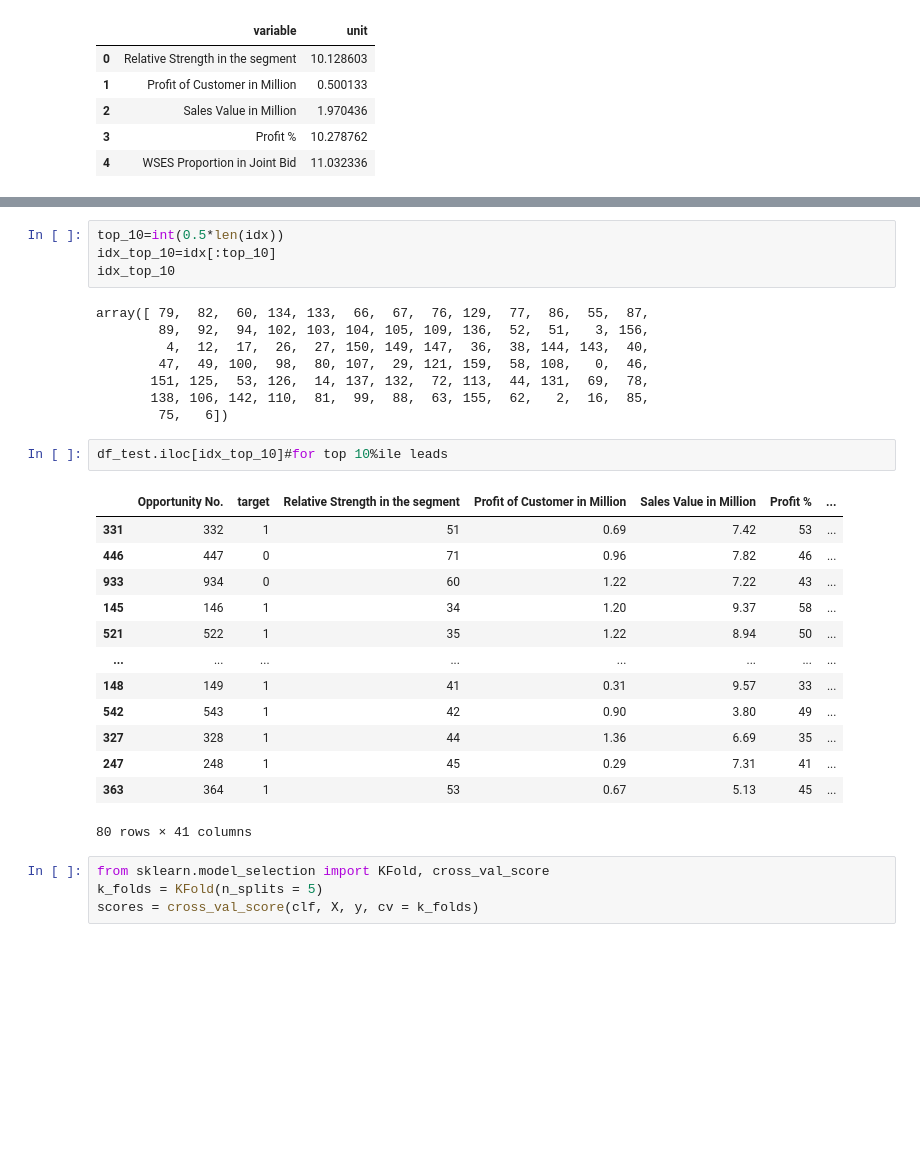
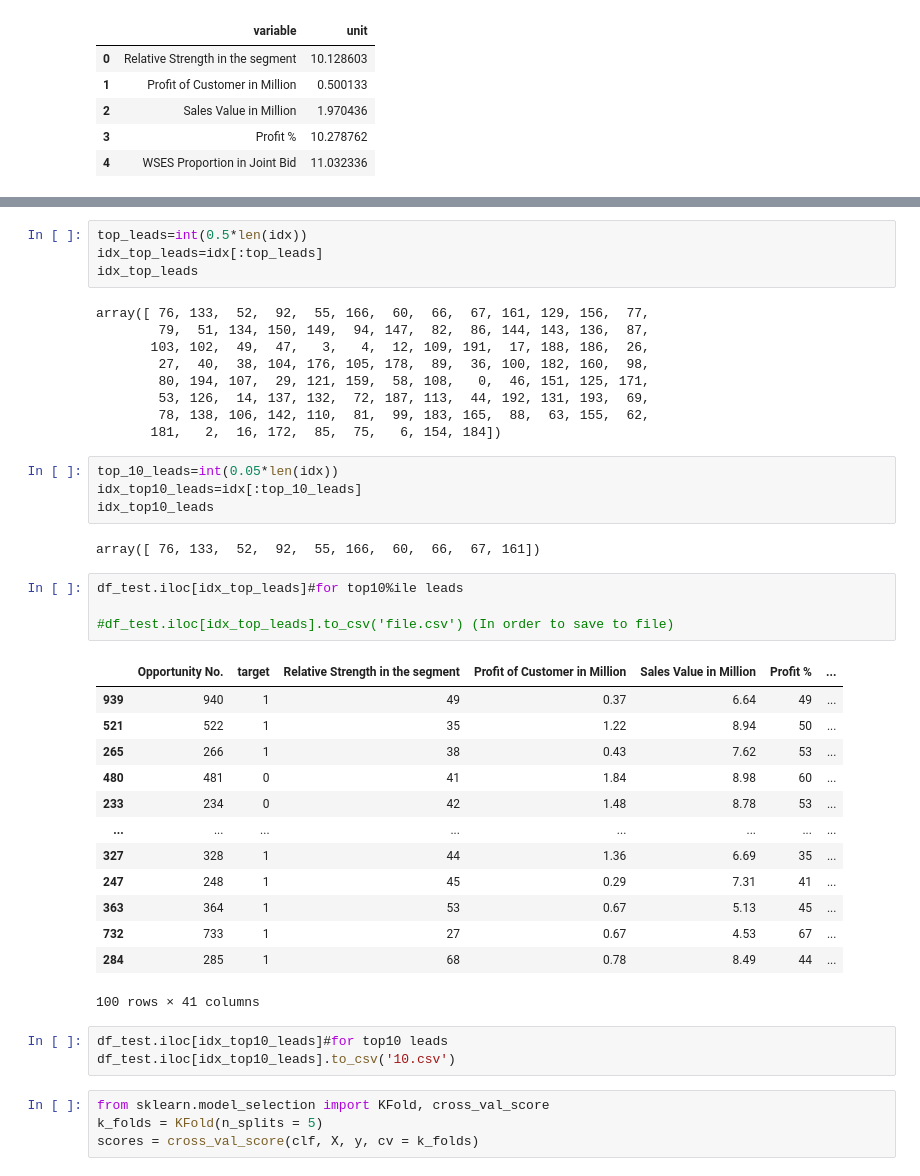
Before and after one commit to sanchariguhaniyogi/lead_Classification, a Jupyter notebook: Logistic_Regression.ipynb, the cells around one changed output, grey strips where cells are left out. Saved outputs shown, nothing was run; the diff lists cells and outputs as text; blank space fills up the shorter version.

```diff
--- a/Logistic_Regression.ipynb
+++ b/Logistic_Regression.ipynb
@@ -229,31 +233,43 @@ array([ 79,  82,  60, 134, 133,  66,  67,  76, 129,  77,  86,  55,  87,
 # %%
-top_10=int(0.5*len(idx))
-idx_top_10=idx[:top_10]
-idx_top_10
+top_leads=int(0.5*len(idx))
+idx_top_leads=idx[:top_leads]
+idx_top_leads
 # %% [output]
-array([ 79,  82,  60, 134, 133,  66,  67,  76, 129,  77,  86,  55,  87,
-        89,  92,  94, 102, 103, 104, 105, 109, 136,  52,  51,   3, 156,
-         4,  12,  17,  26,  27, 150, 149, 147,  36,  38, 144, 143,  40,
-        47,  49, 100,  98,  80, 107,  29, 121, 159,  58, 108,   0,  46,
-       151, 125,  53, 126,  14, 137, 132,  72, 113,  44, 131,  69,  78,
-       138, 106, 142, 110,  81,  99,  88,  63, 155,  62,   2,  16,  85,
-        75,   6])
+array([ 76, 133,  52,  92,  55, 166,  60,  66,  67, 161, 129, 156,  77,
+        79,  51, 134, 150, 149,  94, 147,  82,  86, 144, 143, 136,  87,
+       103, 102,  49,  47,   3,   4,  12, 109, 191,  17, 188, 186,  26,
+        27,  40,  38, 104, 176, 105, 178,  89,  36, 100, 182, 160,  98,
+        80, 194, 107,  29, 121, 159,  58, 108,   0,  46, 151, 125, 171,
+        53, 126,  14, 137, 132,  72, 187, 113,  44, 192, 131, 193,  69,
+        78, 138, 106, 142, 110,  81,  99, 183, 165,  88,  63, 155,  62,
+       181,   2,  16, 172,  85,  75,   6, 154, 184])
-# %%
-df_test.iloc[idx_top_10]#for top 10%ile leads
-# %% [output]
-|  | Opportunity No. | target | Relative Strength in the segment | Profit of Customer in Million | Sales Value in Million | Profit % | ... |
-| 331 | 332 | 1 | 51 | 0.69 | 7.42 | 53 | ... |
-| 446 | 447 | 0 | 71 | 0.96 | 7.82 | 46 | ... |
-| 933 | 934 | 0 | 60 | 1.22 | 7.22 | 43 | ... |
-| 145 | 146 | 1 | 34 | 1.20 | 9.37 | 58 | ... |
-| 521 | 522 | 1 | 35 | 1.22 | 8.94 | 50 | ... |
-| ... | ... | ... | ... | ... | ... | ... | ... |
-| 148 | 149 | 1 | 41 | 0.31 | 9.57 | 33 | ... |
-| 542 | 543 | 1 | 42 | 0.90 | 3.80 | 49 | ... |
-| 327 | 328 | 1 | 44 | 1.36 | 6.69 | 35 | ... |
-| 247 | 248 | 1 | 45 | 0.29 | 7.31 | 41 | ... |
-| 363 | 364 | 1 | 53 | 0.67 | 5.13 | 45 | ... |
-80 rows × 41 columns
+# %%
+top_10_leads=int(0.05*len(idx))
+idx_top10_leads=idx[:top_10_leads]
+idx_top10_leads
+# %% [output]
+array([ 76, 133,  52,  92,  55, 166,  60,  66,  67, 161])
+# %%
+df_test.iloc[idx_top_leads]#for top10%ile leads
+
+#df_test.iloc[idx_top_leads].to_csv('file.csv') (In order to save to file)
+# %% [output]
+|  | Opportunity No. | target | Relative Strength in the segment | Profit of Customer in Million | Sales Value in Million | Profit % | ... |
+| 939 | 940 | 1 | 49 | 0.37 | 6.64 | 49 | ... |
+| 521 | 522 | 1 | 35 | 1.22 | 8.94 | 50 | ... |
+| 265 | 266 | 1 | 38 | 0.43 | 7.62 | 53 | ... |
+| 480 | 481 | 0 | 41 | 1.84 | 8.98 | 60 | ... |
+| 233 | 234 | 0 | 42 | 1.48 | 8.78 | 53 | ... |
+| ... | ... | ... | ... | ... | ... | ... | ... |
+| 327 | 328 | 1 | 44 | 1.36 | 6.69 | 35 | ... |
+| 247 | 248 | 1 | 45 | 0.29 | 7.31 | 41 | ... |
+| 363 | 364 | 1 | 53 | 0.67 | 5.13 | 45 | ... |
+| 732 | 733 | 1 | 27 | 0.67 | 4.53 | 67 | ... |
+| 284 | 285 | 1 | 68 | 0.78 | 8.49 | 44 | ... |
+100 rows × 41 columns
+# %%
+df_test.iloc[idx_top10_leads]#for top10 leads
+df_test.iloc[idx_top10_leads].to_csv('10.csv')
 # %%
 from sklearn.model_selection import KFold, cross_val_score
 k_folds = KFold(n_splits = 5)
```
Also changed, not shown: parts of 9 cells of this notebook.
